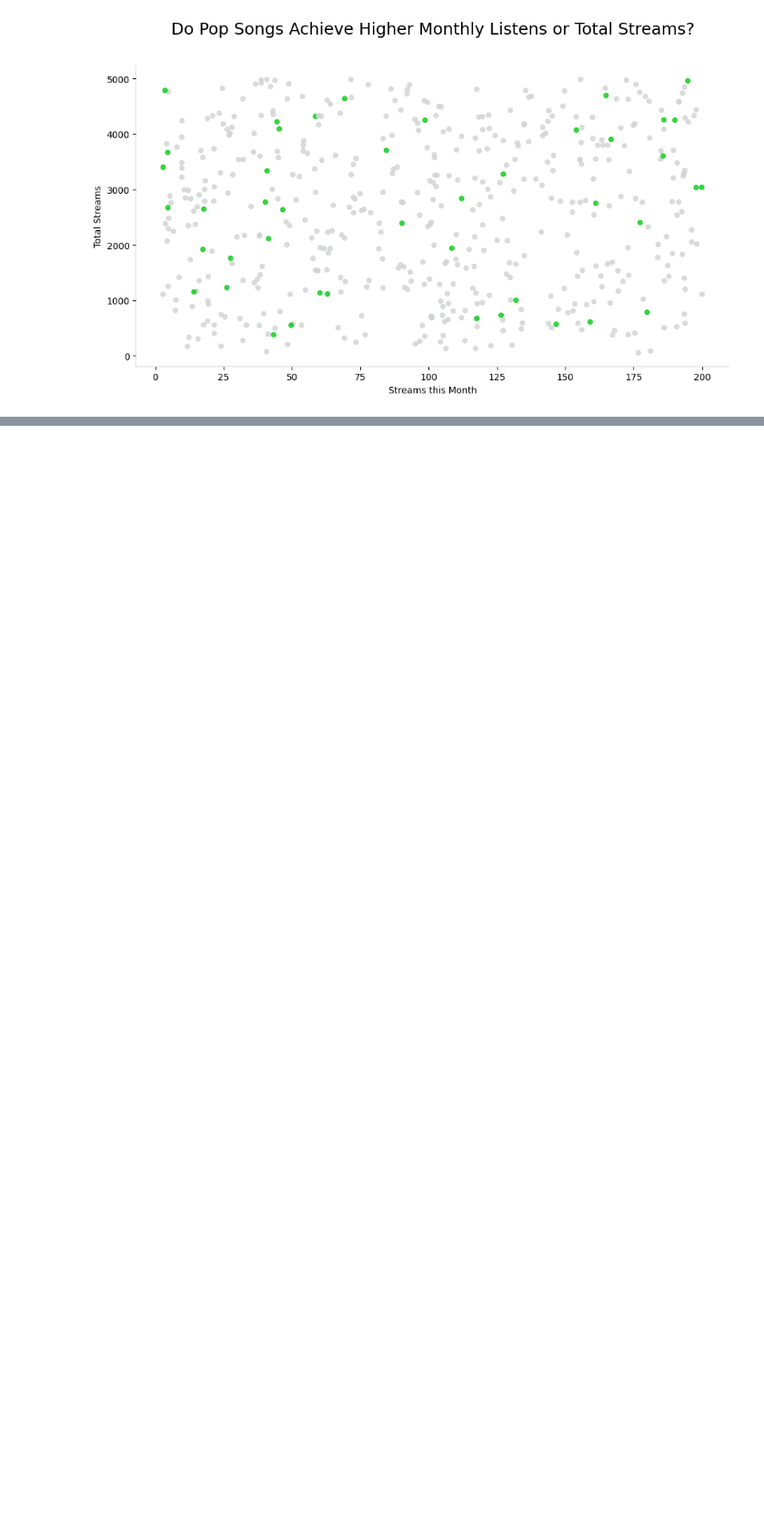
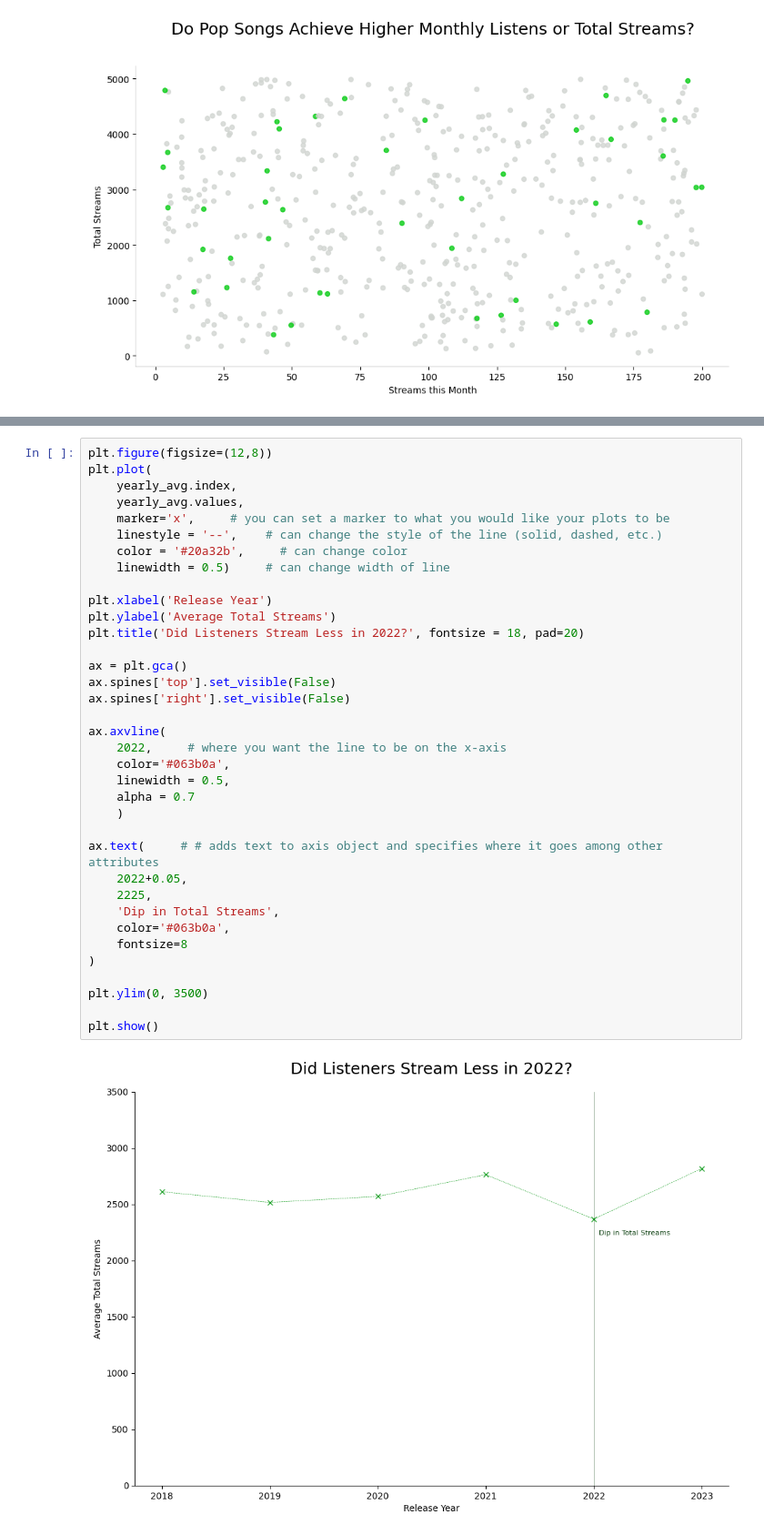
Before and after one commit to kc0leman/learning_plots_kyle, a Jupyter notebook: notebooks/intro_matplotlib_lesson_follow.ipynb, the cells around one changed output, grey strips where cells are left out. Shown at 91% size. Cells and saved outputs as stored; diff of their text form; blank space fills up the shorter version.

```diff
--- a/notebooks/intro_matplotlib_lesson_follow.ipynb
+++ b/notebooks/intro_matplotlib_lesson_follow.ipynb
@@ -279,0 +318,38 @@ plt.show()
+# %%
+plt.figure(figsize=(12,8))
+plt.plot(
+    yearly_avg.index,
+    yearly_avg.values,
+    marker='x',     # you can set a marker to what you would like your plots to be
+    linestyle = '--',    # can change the style of the line (solid, dashed, etc.)
+    color = '#20a32b',     # can change color
+    linewidth = 0.5)     # can change width of line
+
+plt.xlabel('Release Year')
+plt.ylabel('Average Total Streams')
+plt.title('Did Listeners Stream Less in 2022?', fontsize = 18, pad=20)
+
+ax = plt.gca()
+ax.spines['top'].set_visible(False)
+ax.spines['right'].set_visible(False)
+
+ax.axvline(
+    2022,     # where you want the line to be on the x-axis
+    color='#063b0a',
+    linewidth = 0.5,
+    alpha = 0.7
+    )
+
+ax.text(     # # adds text to axis object and specifies where it goes among other attributes
+    2022+0.05,
+    2225,
+    'Dip in Total Streams',
+    color='#063b0a',
+    fontsize=8
+)
+
+plt.ylim(0, 3500)
+
+plt.show()
+# %% [output]
+[figure, added]
```
Also changed, not shown: parts of 4 cells of this notebook.
